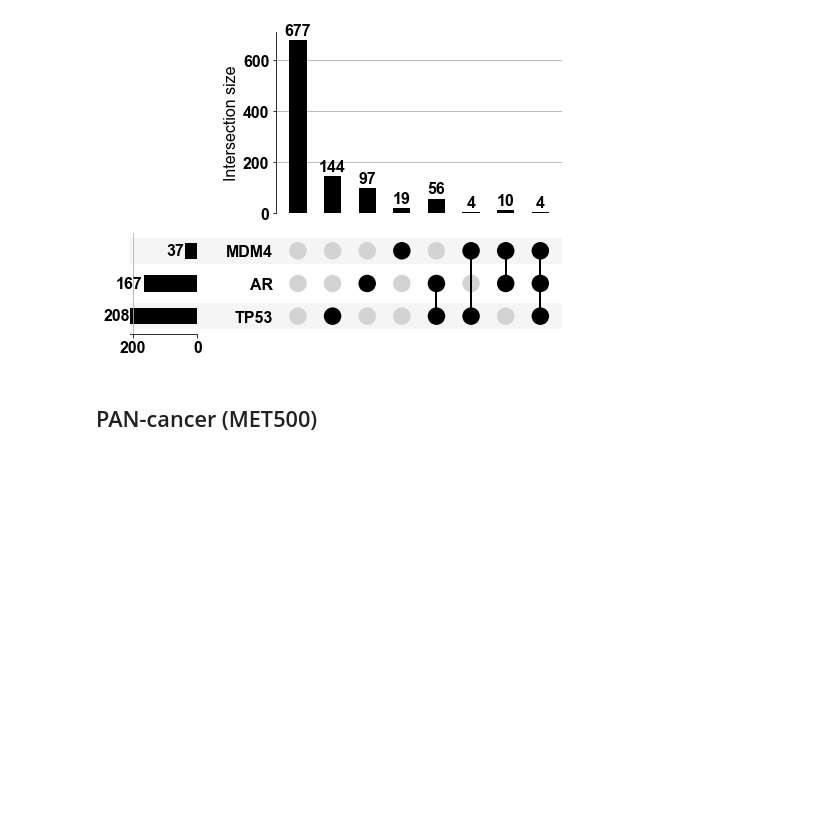
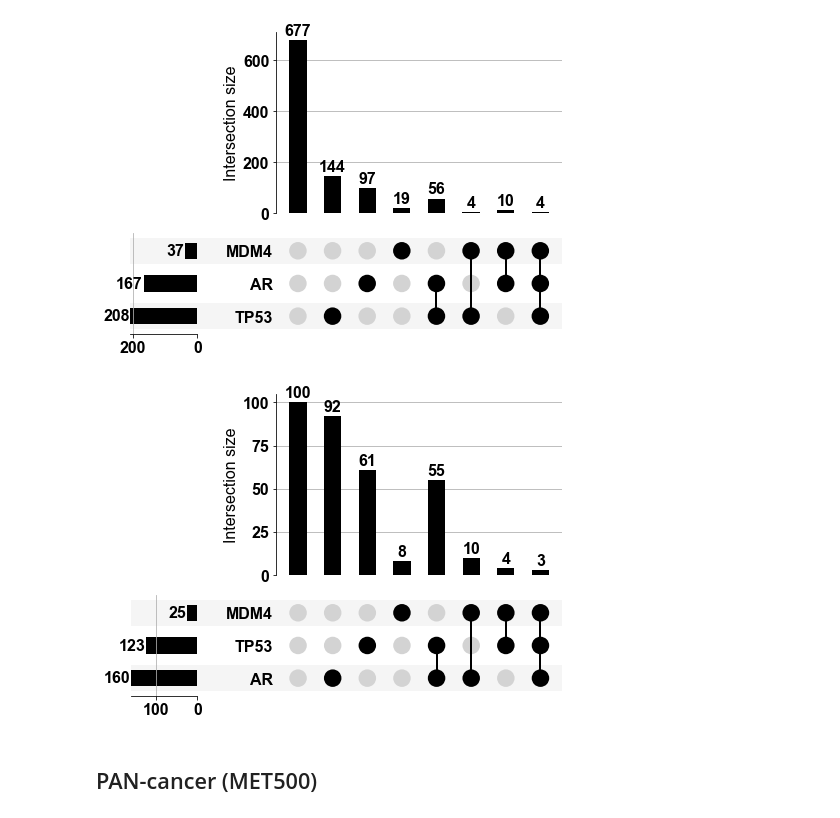
Before and after one commit to marakeby/pnet_prostate_paper, a Jupyter notebook: review/17-mutual_genes/mpschr-mutex-b1898f6/plot_upset.ipynb, the cells around one changed output. Saved outputs shown, nothing was run; the diff lists cells and outputs as text; code cells hidden in the pictures; blank space fills up the shorter version.

```diff
--- a/review/17-mutual_genes/mpschr-mutex-b1898f6/plot_upset.ipynb
+++ b/review/17-mutual_genes/mpschr-mutex-b1898f6/plot_upset.ipynb
@@ -126,6 +126,21 @@ plt.savefig('ar_tp53_mdm4.png', dpi=200)
 plt.show()
 # %% [output]
 [figure]
+# %%
+dd = x_df_mets_3_binary.reset_index().set_index(['AR','TP53','MDM4'])
+
+font = {'family' : 'Arial',
+        'weight' : 'bold',
+        'size'   : 16}
+
+matplotlib.rc('font', **font)
+
+upset = UpSet(dd, subset_size='count', intersection_plot_elements=5, show_counts=True, with_lines=True , element_size=50)
+upset.plot()
+plt.savefig('ar_tp53_mdm4_mets.png', dpi=200)
+plt.show()
+# %% [output]
+[figure, added]
 # %% [markdown]
 ## PAN-cancer (MET500)
 # %%
```
Also changed, not shown: 10 other files.
